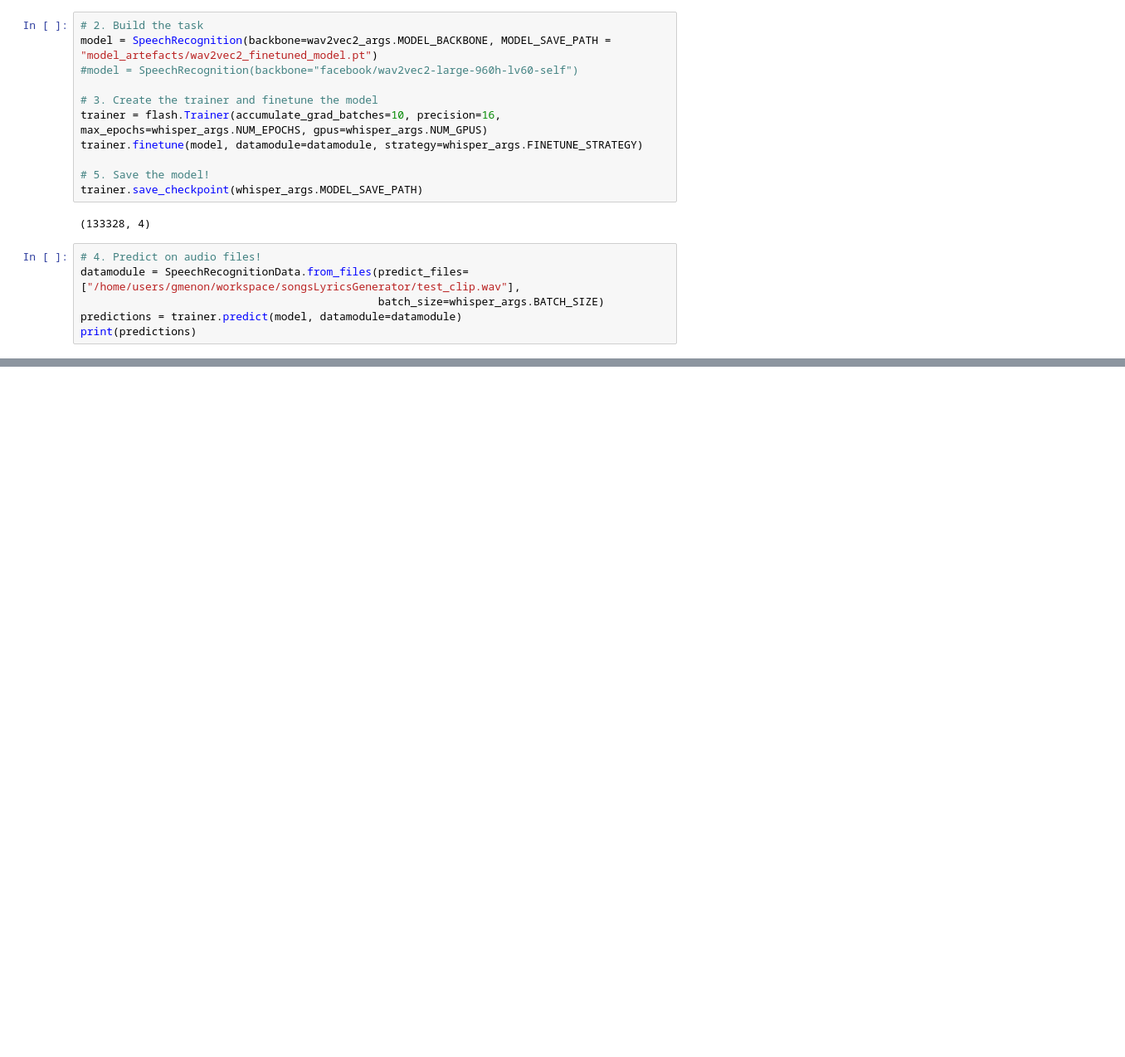
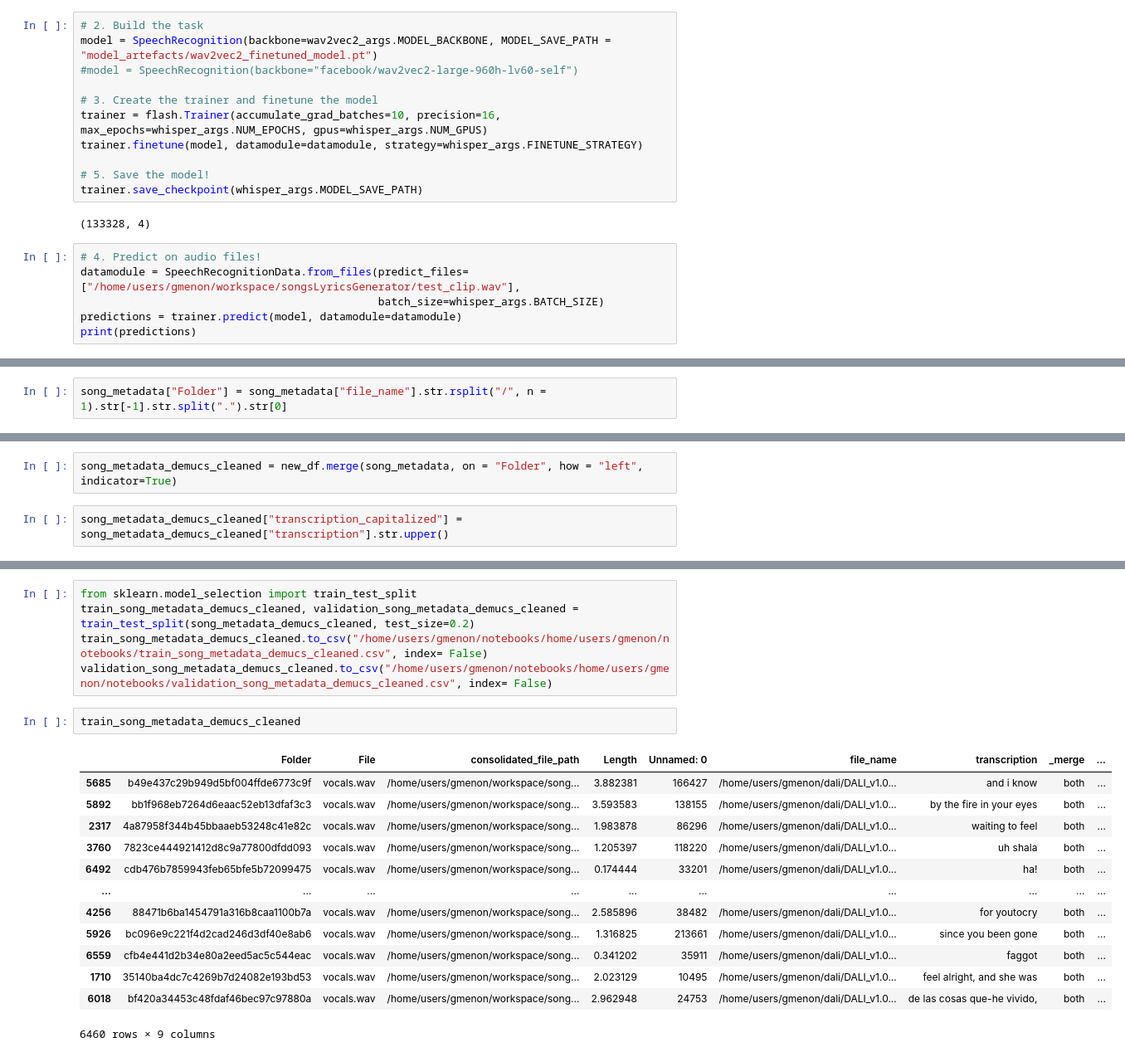
Before and after one commit to greeshmasmenon/songsLyricsGenerator, a Jupyter notebook: src/notebooks/Demucs.ipynb, the cells around one changed output, grey strips where cells are left out. Shown at 83% size. Drawn from its saved outputs; the diff is of its cells as text; blank space fills up the shorter version.

Commit message:
Added DEMUCS and additional commits

```diff
--- a/src/notebooks/Demucs.ipynb
+++ b/src/notebooks/Demucs.ipynb
@@ -119,0 +229,2 @@ print(predictions)
+# %%
+song_metadata["Folder"] = song_metadata["file_name"].str.rsplit("/", n = 1).str[-1].str.split(".").str[0]
@@ -119,0 +235,4 @@ print(predictions)
+# %%
+song_metadata_demucs_cleaned = new_df.merge(song_metadata, on = "Folder", how = "left", indicator=True)
+# %%
+song_metadata_demucs_cleaned["transcription_capitalized"] = song_metadata_demucs_cleaned["transcription"].str.upper()
@@ -119,0 +285,21 @@ print(predictions)
+# %%
+from sklearn.model_selection import train_test_split
+train_song_metadata_demucs_cleaned, validation_song_metadata_demucs_cleaned = train_test_split(song_metadata_demucs_cleaned, test_size=0.2)
+train_song_metadata_demucs_cleaned.to_csv("/home/users/gmenon/notebooks/home/users/gmenon/notebooks/train_song_metadata_demucs_cleaned.csv", index= False)
+validation_song_metadata_demucs_cleaned.to_csv("/home/users/gmenon/notebooks/home/users/gmenon/notebooks/validation_song_metadata_demucs_cleaned.csv", index= False)
+# %%
+train_song_metadata_demucs_cleaned
+# %% [output]
+|  | Folder | File | consolidated_file_path | Length | Unnamed: 0 | file_name | transcription | _merge | ... |
+| 5685 | b49e437c29b949d5bf004ffde6773c9f | vocals.wav | /home/users/gmenon/workspace/song... | 3.882381 | 166427 | /home/users/gmenon/dali/DALI_v1.0... | and i know | both | ... |
+| 5892 | bb1f968eb7264d6eaac52eb13dfaf3c3 | vocals.wav | /home/users/gmenon/workspace/song... | 3.593583 | 138155 | /home/users/gmenon/dali/DALI_v1.0... | by the fire in your eyes | both | ... |
+| 2317 | 4a87958f344b45bbaaeb53248c41e82c | vocals.wav | /home/users/gmenon/workspace/song... | 1.983878 | 86296 | /home/users/gmenon/dali/DALI_v1.0... | waiting to feel | both | ... |
+| 3760 | 7823ce444921412d8c9a77800dfdd093 | vocals.wav | /home/users/gmenon/workspace/song... | 1.205397 | 118220 | /home/users/gmenon/dali/DALI_v1.0... | uh shala | both | ... |
+| 6492 | cdb476b7859943feb65bfe5b72099475 | vocals.wav | /home/users/gmenon/workspace/song... | 0.174444 | 33201 | /home/users/gmenon/dali/DALI_v1.0... | ha! | both | ... |
+| ... | ... | ... | ... | ... | ... | ... | ... | ... | ... |
+| 4256 | 88471b6ba1454791a316b8caa1100b7a | vocals.wav | /home/users/gmenon/workspace/song... | 2.585896 | 38482 | /home/users/gmenon/dali/DALI_v1.0... | for youtocry | both | ... |
+| 5926 | bc096e9c221f4d2cad246d3df40e8ab6 | vocals.wav | /home/users/gmenon/workspace/song... | 1.316825 | 213661 | /home/users/gmenon/dali/DALI_v1.0... | since you been gone | both | ... |
+| 6559 | cfb4e441d2b34e80a2eed5ac5c544eac | vocals.wav | /home/users/gmenon/workspace/song... | 0.341202 | 35911 | /home/users/gmenon/dali/DALI_v1.0... | faggot | both | ... |
+| 1710 | 35140ba4dc7c4269b7d24082e193bd53 | vocals.wav | /home/users/gmenon/workspace/song... | 2.023129 | 10495 | /home/users/gmenon/dali/DALI_v1.0... | feel alright, and she was | both | ... |
+| 6018 | bf420a34453c48fdaf46bec97c97880a | vocals.wav | /home/users/gmenon/workspace/song... | 2.962948 | 24753 | /home/users/gmenon/dali/DALI_v1.0... | de las cosas que-he vivido, | both | ... |
+6460 rows × 9 columns
```
Also changed, not shown: parts of 15 cells of this notebook, 5 other files.
